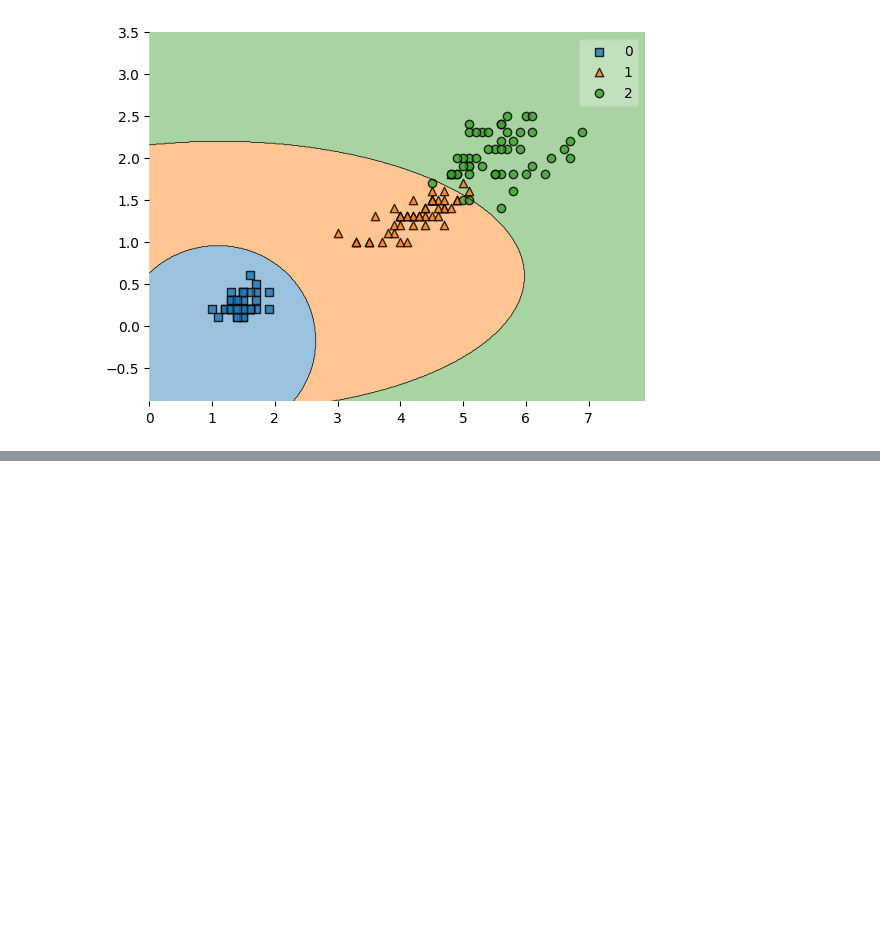
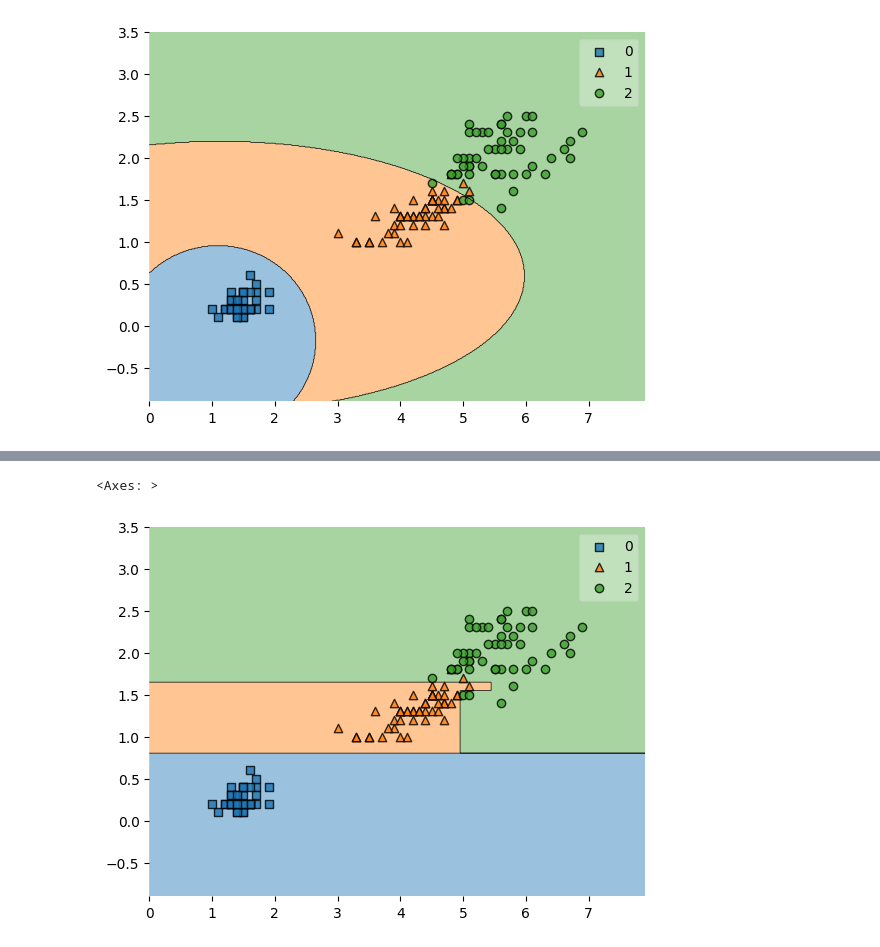
Before and after one commit to Sanmeet007/data-viz, a Jupyter notebook: assignment-7.ipynb, the cells around one changed output, grey strips where cells are left out. Cells and saved outputs as stored; diff of their text form; code cells hidden in the pictures; blank space fills up the shorter version.

```diff
--- a/assignment-7.ipynb
+++ b/assignment-7.ipynb
@@ -60,0 +64,3 @@ plot_decision_regions(X[:,[2,3]], y, nb)
+# %%
+dt = DecisionTreeClassifier(criterion="entropy")
+dt.fit(X_train, y_train)
@@ -60,0 +85,5 @@ plot_decision_regions(X[:,[2,3]], y, nb)
+# %%
+plot_decision_regions(X[:, [2, 3]], y, dt)
+# %% [output]
+<Axes: >
+[figure, added]
```
Also changed, not shown: parts of 5 cells of this notebook.
